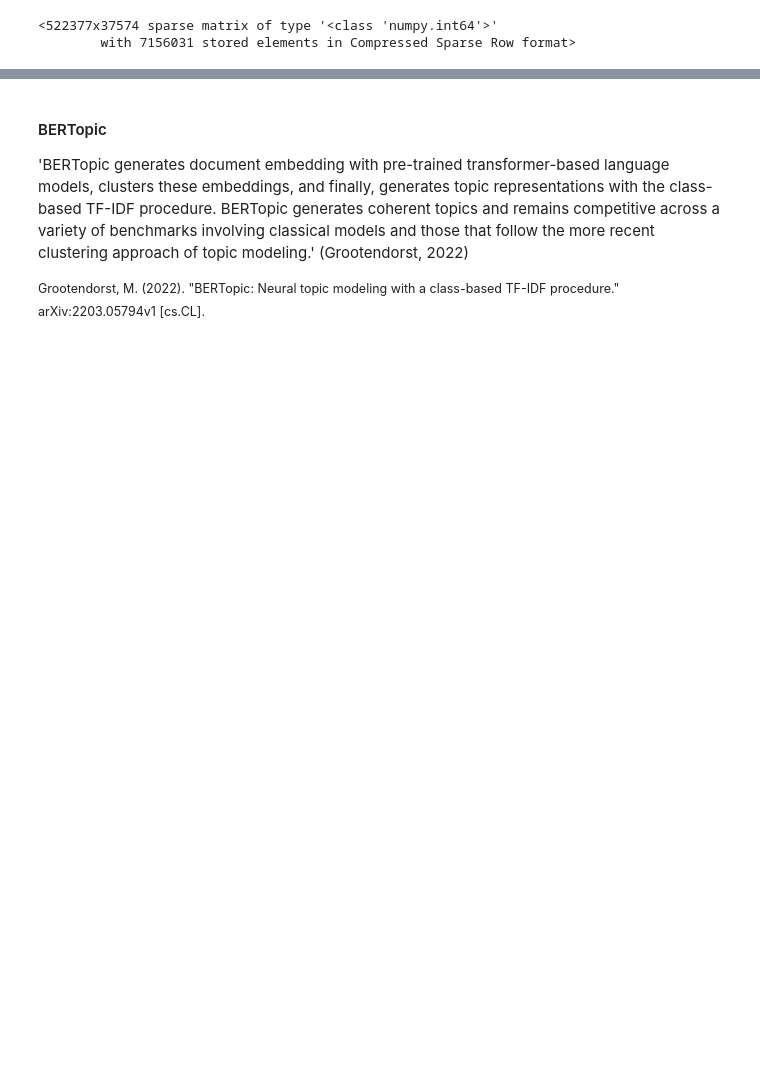
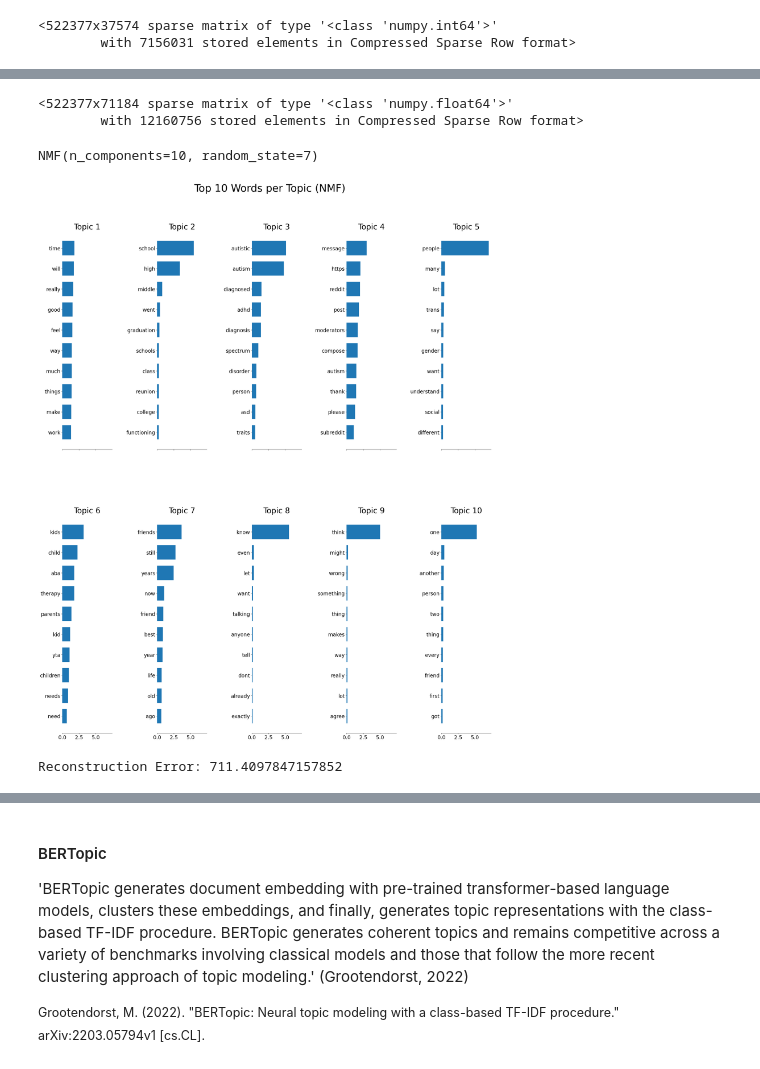
Before and after one commit to andrea-mar/BBK_MScDataScience2reddit_posts, a Jupyter notebook: topic_analysis_eng_posts.ipynb, the cells around one changed output, grey strips where cells are left out. Cells and saved outputs as stored; diff of their text form; code cells hidden in the pictures; blank space fills up the shorter version.

```diff
--- a/topic_analysis_eng_posts.ipynb
+++ b/topic_analysis_eng_posts.ipynb
@@ -323,0 +607,51 @@ print("Model Perplexity: ", best_lda_model.perplexity(data_vectorized))
+# %%
+# NMF works with coeficients, not word probabilities like LDA
+# we can use TF-IDF
+from sklearn.feature_extraction.text import TfidfVectorizer
+
+tfidf = TfidfVectorizer(max_df=0.9, min_df=2, stop_words=stopwords)
+# %%
+# document term matrix
+dtm = tfidf.fit_transform(data.text)
+dtm
+# %% [output]
+<522377x71184 sparse matrix of type '<class 'numpy.float64'>'
+        with 12160756 stored elements in Compressed Sparse Row format>
+# %%
+from sklearn.decomposition import NMF
+# default=’frobenius’ (Beta divergence to be minimized, measuring the distance between X and the dot product WH)
+# this is used as it is the fastes version of NMF ( computational limitations )
+
+nmf_model = NMF(n_components=10, random_state=7)
+# %%
+# nmf works much faster than LDA
+nmf_model.fit(dtm)
+# %% [output]
+NMF(n_components=10, random_state=7)
+# %%
+# get top 10 words per topic
+# words that have the highest coeficients in the W matrix
+
+# get the topics
+topics = nmf_model.components_
+
+# plot the top 10 words per topic
+feature_names = np.array(tfidf.get_feature_names_out())
+title = 'Top 10 Words per Topic (NMF)'
+plot_top_words(nmf_model, feature_names, 10, title, 2, 5)
+
+# the topics resulted from NMF seem to make more sense
+# topic 3 seems relatedt to ASD and specifically to diagnostic
+# topic 6 seems to be related to ABA and therapy in children (it appears that aba is seen as a threapy for children on Reddit)
+# %% [output]
+[figure, added]
+# %%
+# evaluate the model
+# for NMF, we can evaluate the quality of the model using reconstruction error or by examining the topics generated
+# reconstruction error = how well the original data can be reconstructed from the factorization. Lower values indicate a better fit.
+# https://scikit-learn.org/stable/modules/generated/sklearn.decomposition.NMF.html
+# reconstruction_error = Frobenius norm of the matrix difference, or beta-divergence, between the training data X and the reconstructed data WH from the fitted model.
+reconstruction_error = nmf_model.reconstruction_err_
+print(f"Reconstruction Error: {reconstruction_error}")
+# %% [output]
+Reconstruction Error: 711.4097847157852
```
Also changed, not shown: parts of 23 cells of this notebook.
